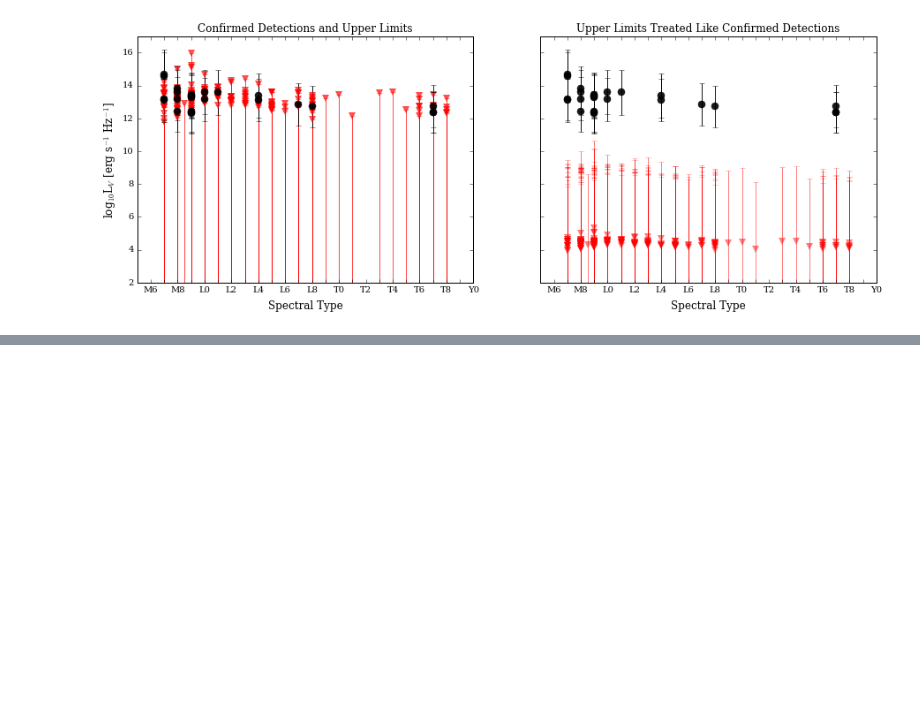
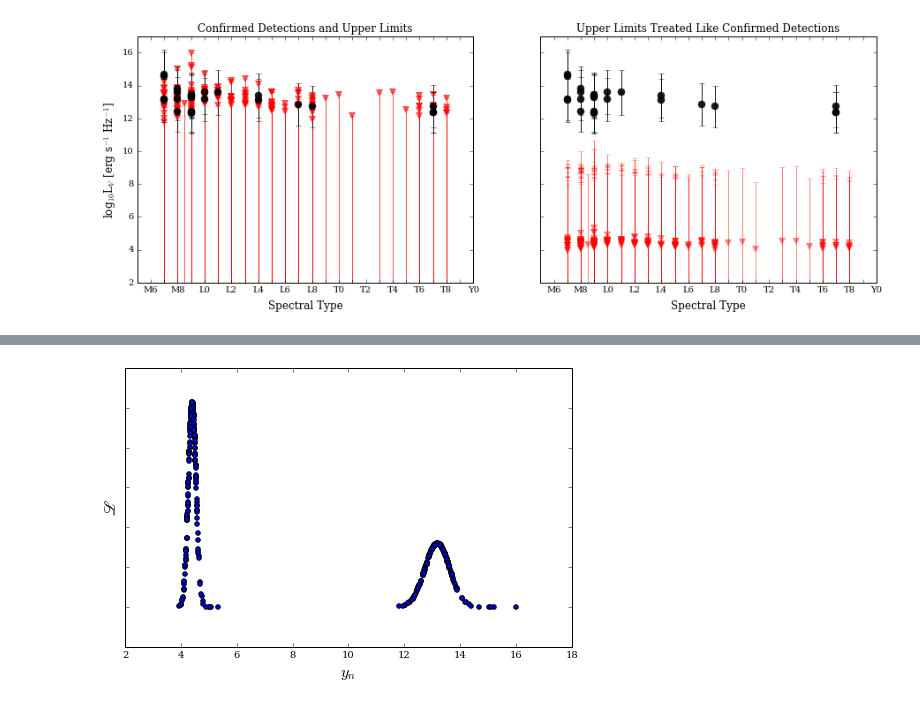
Before and after one commit to elliesch/python_codes, a Jupyter notebook: MixtureModel.ipynb, the cells around one changed output, grey strips where cells are left out. Drawn from its saved outputs; the diff is of its cells as text; code cells hidden in the pictures; blank space fills up the shorter version.

```diff
--- a/MixtureModel.ipynb
+++ b/MixtureModel.ipynb
@@ -83,2 +127,14 @@ ax2.set_title('Upper Limits Treated Like Confirmed Detections')
+# %%
+###===========
+# This section plots the second of Hogg's graph tests for most likely P value, P=0.5
+###===========
+
+plt.figure(figsize=(8,5))
+plt.scatter(LVtotal, likelihood_array[3])
+plt.xlabel("$y_n$", fontsize='16')
+plt.ylabel("$\mathscr{L}$", fontsize='16')
+plt.tick_params(axis='y', labelleft='off')
+# %% [output]
+[figure, added]
 # %%
 ###===========
```
Also changed, not shown: parts of 6 cells of this notebook.
